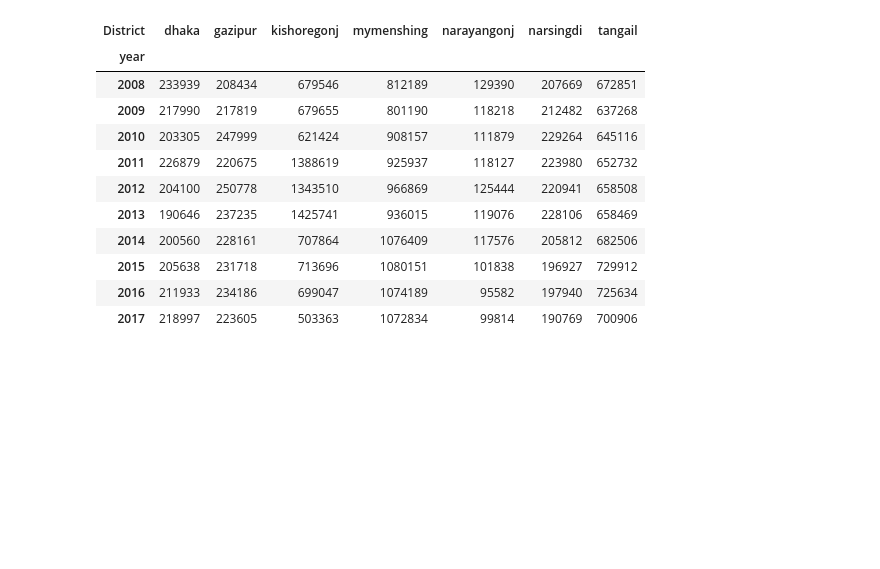
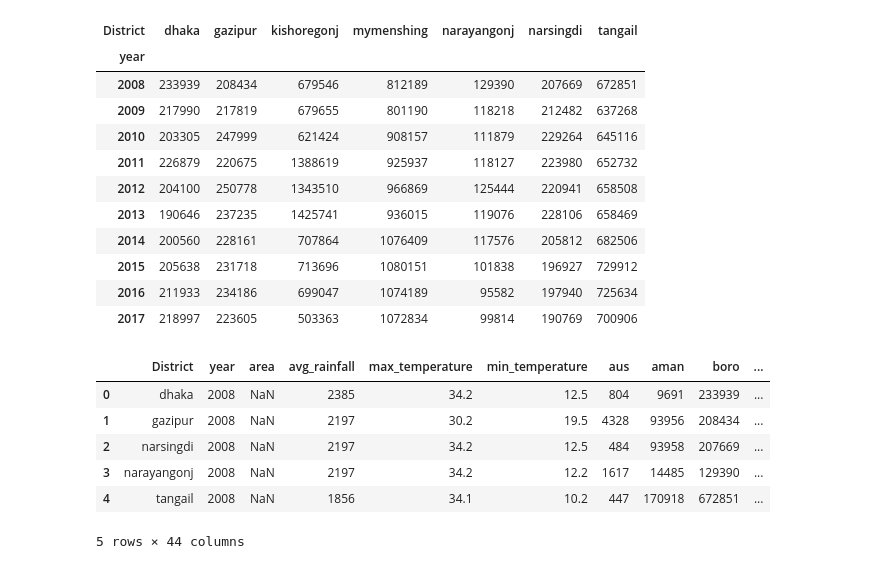
Before and after one commit to AshikurIST/Bangladesh-Agricultur, a Jupyter notebook: Bangladesh agricultur.ipynb, the cells around one changed output. Drawn from its saved outputs; the diff is of its cells as text; code cells hidden in the pictures; blank space fills up the shorter version.

```diff
--- a/Bangladesh agricultur.ipynb
+++ b/Bangladesh agricultur.ipynb
@@ -74,3 +74,13 @@ fp.head(12)
 | 2015 | 205638 | 231718 | 713696 | 1080151 | 101838 | 196927 | 729912 |
 | 2016 | 211933 | 234186 | 699047 | 1074189 | 95582 | 197940 | 725634 |
 | 2017 | 218997 | 223605 | 503363 | 1072834 | 99814 | 190769 | 700906 |
+# %%
+df.head()
+# %% [output]
+|  | District | year | area | avg_rainfall | max_temperature | min_temperature | aus | aman | boro | ... |
+| 0 | dhaka | 2008 | NaN | 2385 | 34.2 | 12.5 | 804 | 9691 | 233939 | ... |
+| 1 | gazipur | 2008 | NaN | 2197 | 30.2 | 19.5 | 4328 | 93956 | 208434 | ... |
+| 2 | narsingdi | 2008 | NaN | 2197 | 34.2 | 12.5 | 484 | 93958 | 207669 | ... |
+| 3 | narayangonj | 2008 | NaN | 2197 | 34.2 | 12.2 | 1617 | 14485 | 129390 | ... |
+| 4 | tangail | 2008 | NaN | 1856 | 34.1 | 10.2 | 447 | 170918 | 672851 | ... |
+5 rows × 44 columns
```
Also changed, not shown: parts of 1 cell of this notebook.
